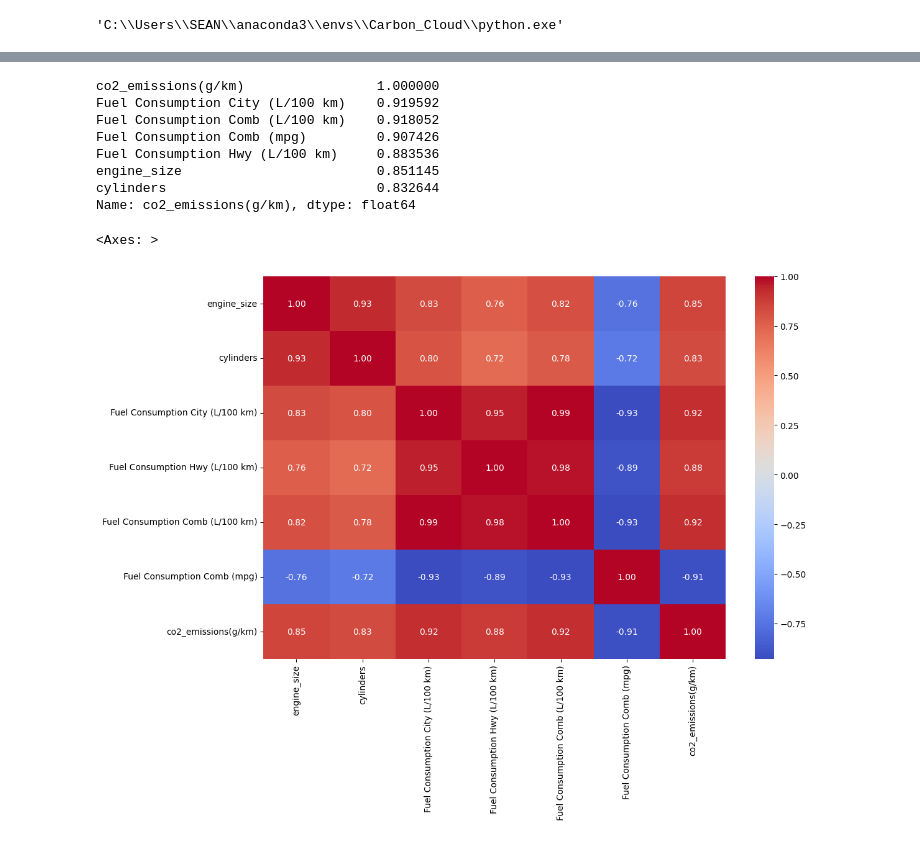
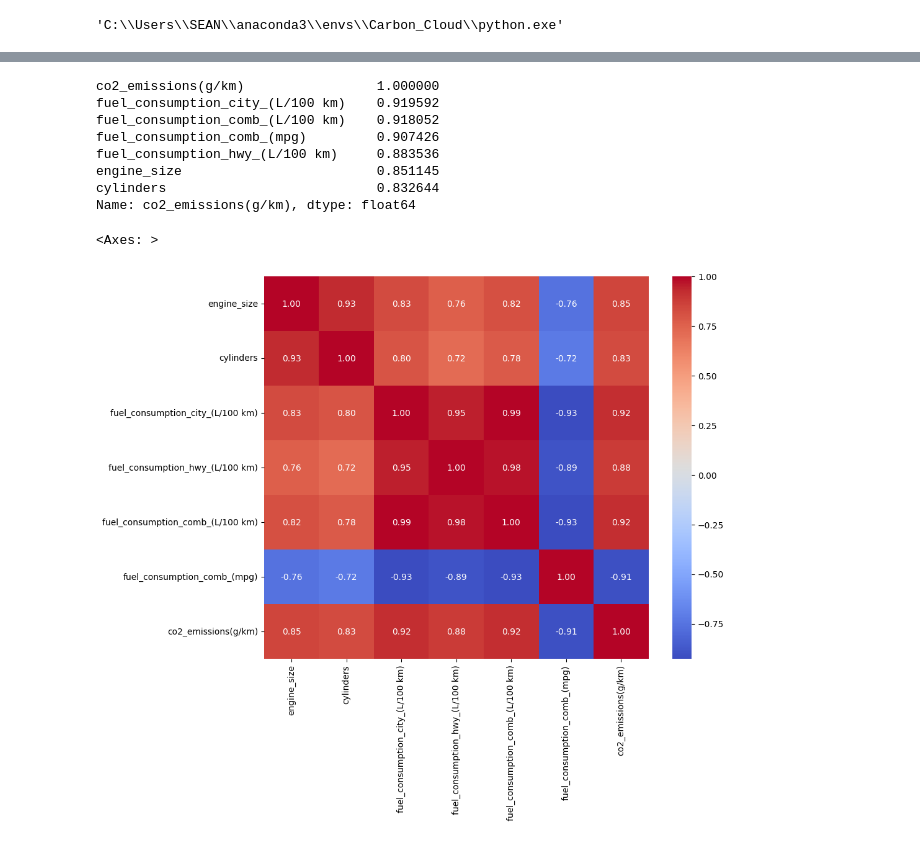
Before and after one commit to sean-jesuharun/Carbon-Footprint-Monitoring-Platform, a Jupyter notebook: Transportation_Dataset.ipynb, the cells around one changed output, grey strips where cells are left out. Saved outputs shown, nothing was run; the diff lists cells and outputs as text; code cells hidden in the pictures.

Commit message:
Testing with Multiple Regression Models

```diff
--- a/Transportation_Dataset.ipynb
+++ b/Transportation_Dataset.ipynb
@@ -34,6 +30,6 @@ transport_df.head(50)
 # %%
 #Renaming column names
-transport_df.rename(columns={'Make':'make', 'Model':'model', 'Vehicle Class':'vehicle_class', 'Engine Size(L)':'engine_size', 'Cylinders':'cylinders', 'Transmission':'transmission', 'Fuel Type':'fuel_type','CO2 Emissions(g/km)':'co2_emissions(g/km)'}, inplace=True)
+transport_df.rename(columns={'Make':'make', 'Model':'model', 'Vehicle Class':'vehicle_class', 'Engine Size(L)':'engine_size', 'Cylinders':'cylinders', 'Transmission':'transmission', 'Fuel Type':'fuel_type','Fuel Consumption City (L/100 km)':'fuel_consumption_city_(L/100 km)','Fuel Consumption Hwy (L/100 km)':'fuel_consumption_hwy_(L/100 km)','Fuel Consumption Comb (L/100 km)':'fuel_consumption_comb_(L/100 km)','Fuel Consumption Comb (mpg)':'fuel_consumption_comb_(mpg)','CO2 Emissions(g/km)':'co2_emissions(g/km)'}, inplace=True)
 
 #Information about the Dataframe
 transport_df.info()
@@ -162,17 +82,17 @@ target_correlation = correlation_matrix['co2_emissions(g/km)'].abs().sort_values
 target_correlation
 # %% [output]
 co2_emissions(g/km)                 1.000000
-Fuel Consumption City (L/100 km)    0.919592
-Fuel Consumption Comb (L/100 km)    0.918052
-Fuel Consumption Comb (mpg)         0.907426
-Fuel Consumption Hwy (L/100 km)     0.883536
+fuel_consumption_city_(L/100 km)    0.919592
+fuel_consumption_comb_(L/100 km)    0.918052
+fuel_consumption_comb_(mpg)         0.907426
+fuel_consumption_hwy_(L/100 km)     0.883536
 engine_size                         0.851145
 cylinders                           0.832644
 Name: co2_emissions(g/km), dtype: float64
 # %%
 # Heatmap for correlation matrix
-plt.figure(figsize=(12, 8))
+plt.figure(figsize=(10, 8))
 sns.heatmap(correlation_matrix, annot=True, cmap='coolwarm', fmt=".2f")
 # %% [output]
 <Axes: >
-[figure, old version]
+[figure, new version]
```
Also changed, not shown: parts of 29 cells of this notebook.
